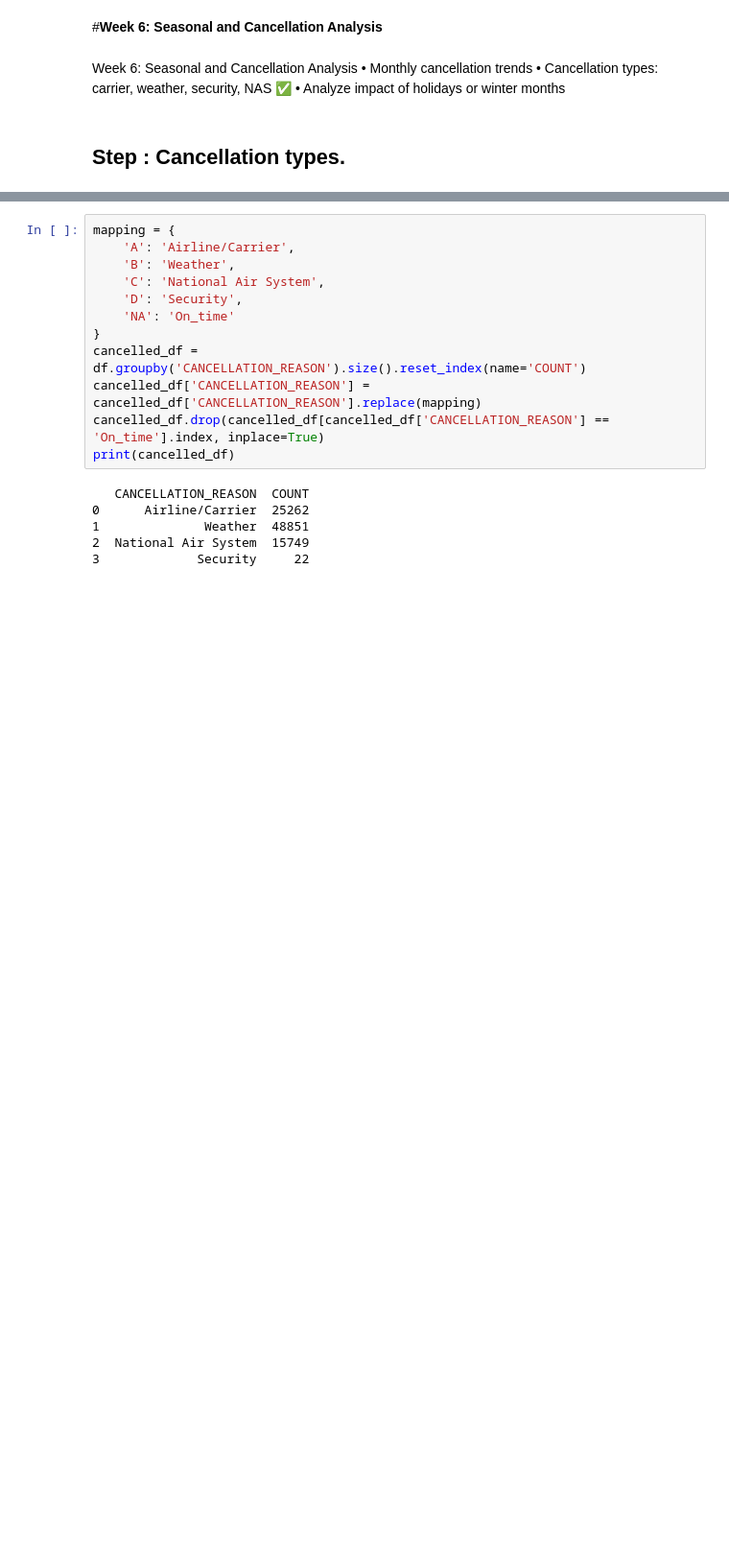
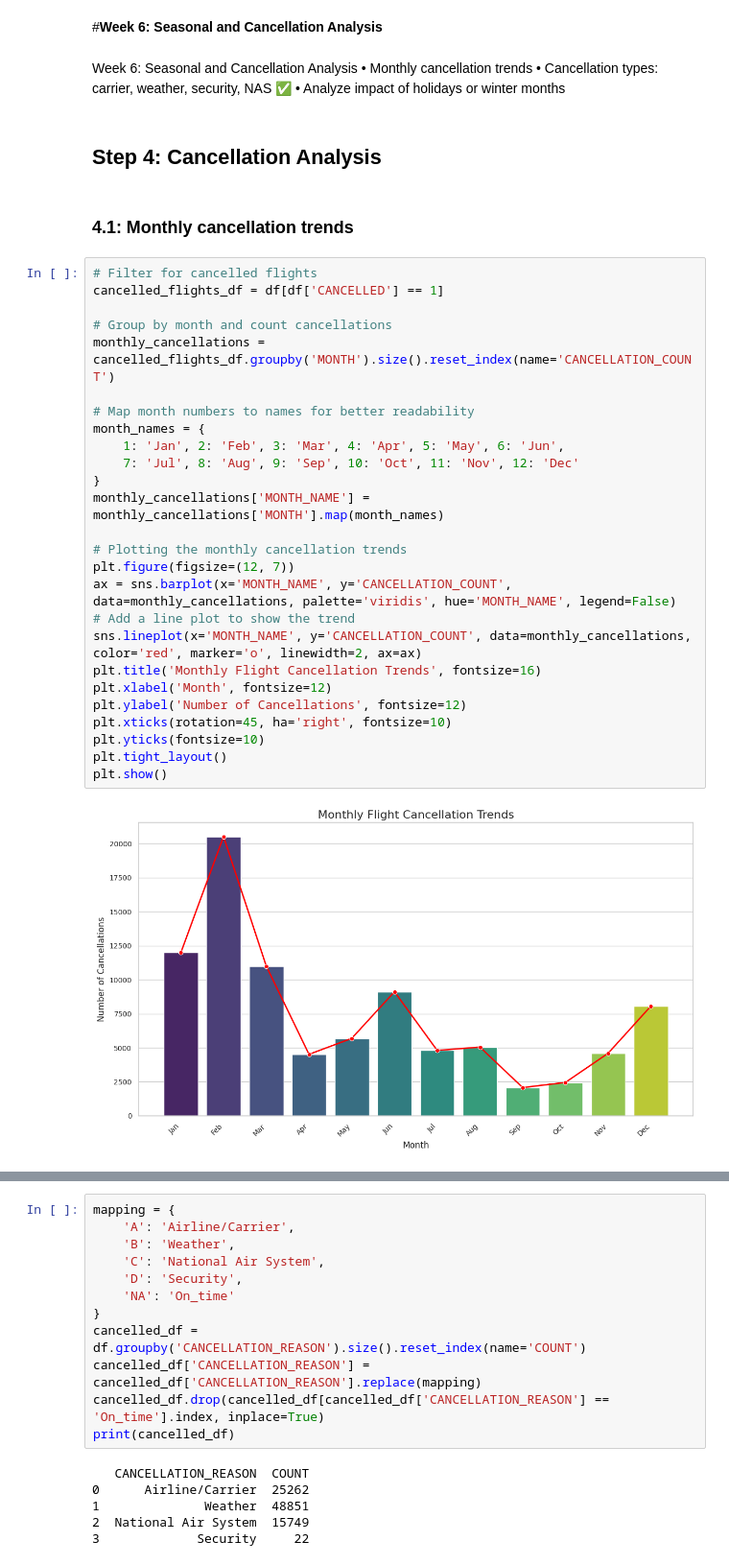
Before and after one commit to ryadavnitb/Batch-7, a Jupyter notebook: Infosys_Internship_Route_Cancellation_and_Seasonal_Insights.ipynb, the cells around one changed output, grey strips where cells are left out. Shown: that part at 96% size. Saved outputs shown, nothing was run; the diff lists cells and outputs as text; blank space fills up the shorter version.

```diff
--- a/Infosys_Internship_Route_Cancellation_and_Seasonal_Insights.ipynb
+++ b/Infosys_Internship_Route_Cancellation_and_Seasonal_Insights.ipynb
@@ -295,4 +310,34 @@ Week 6: Seasonal and Cancellation Analysis
 • Cancellation types: carrier, weather, security, NAS ✅
 • Analyze impact of holidays or winter months
 # %% [markdown]
-## Step : Cancellation types.
+## Step 4: Cancellation Analysis
+# %% [markdown]
+### 4.1: Monthly cancellation trends
+# %%
+# Filter for cancelled flights
+cancelled_flights_df = df[df['CANCELLED'] == 1]
+
+# Group by month and count cancellations
+monthly_cancellations = cancelled_flights_df.groupby('MONTH').size().reset_index(name='CANCELLATION_COUNT')
+
+# Map month numbers to names for better readability
+month_names = {
+    1: 'Jan', 2: 'Feb', 3: 'Mar', 4: 'Apr', 5: 'May', 6: 'Jun',
+    7: 'Jul', 8: 'Aug', 9: 'Sep', 10: 'Oct', 11: 'Nov', 12: 'Dec'
+}
+monthly_cancellations['MONTH_NAME'] = monthly_cancellations['MONTH'].map(month_names)
+
+# Plotting the monthly cancellation trends
+plt.figure(figsize=(12, 7))
+ax = sns.barplot(x='MONTH_NAME', y='CANCELLATION_COUNT', data=monthly_cancellations, palette='viridis', hue='MONTH_NAME', legend=False)
+# Add a line plot to show the trend
+sns.lineplot(x='MONTH_NAME', y='CANCELLATION_COUNT', data=monthly_cancellations, color='red', marker='o', linewidth=2, ax=ax)
+plt.title('Monthly Flight Cancellation Trends', fontsize=16)
+plt.xlabel('Month', fontsize=12)
+plt.ylabel('Number of Cancellations', fontsize=12)
+plt.xticks(rotation=45, ha='right', fontsize=10)
+plt.yticks(fontsize=10)
+plt.tight_layout()
+plt.show()
+# %% [output]
+[figure, added]
```
Also changed, not shown: parts of 14 cells of this notebook.
